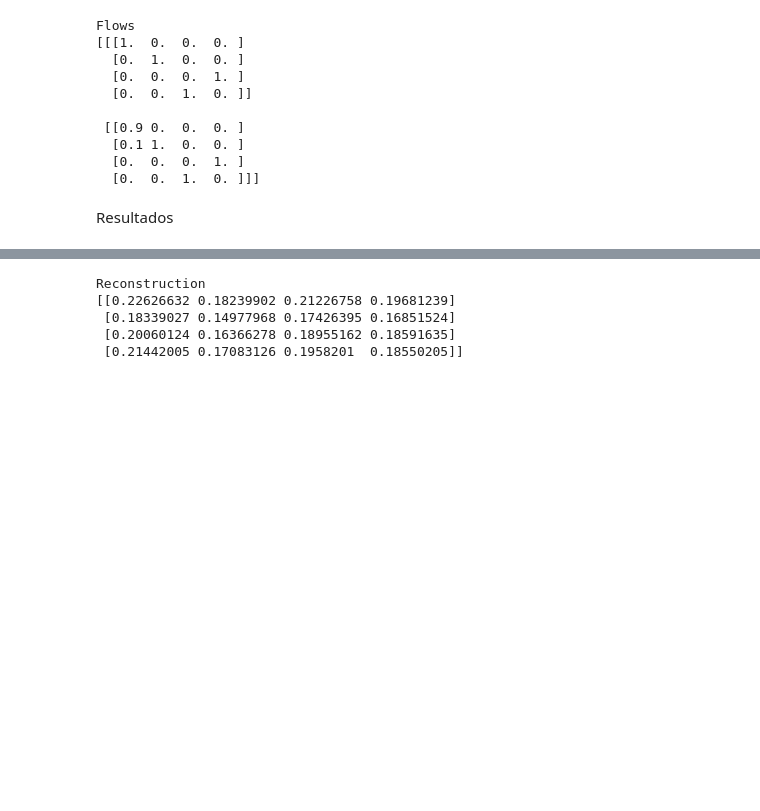
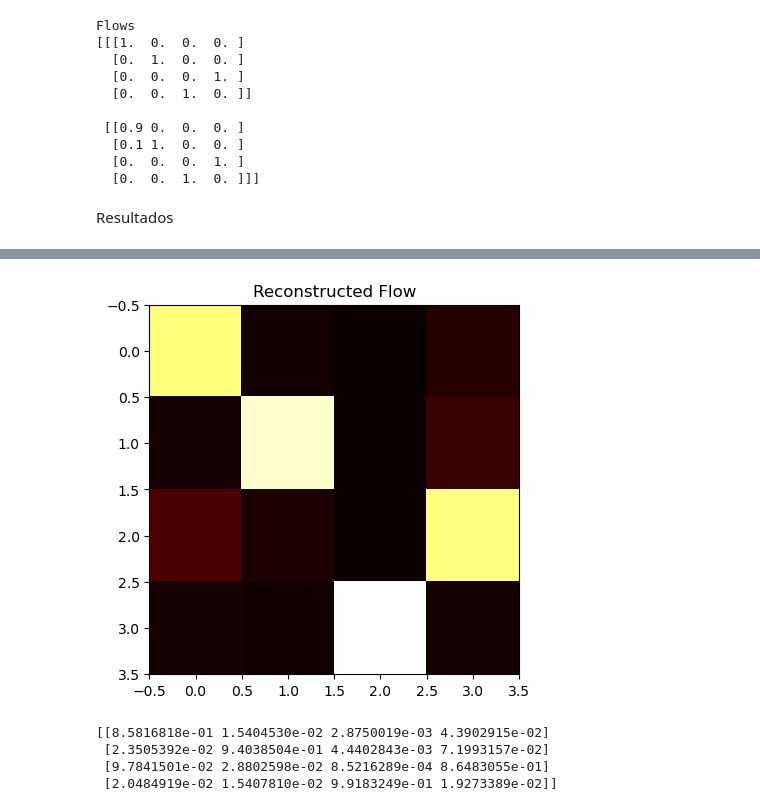
Before and after one commit to angelmdezhdez/thesis, a Jupyter notebook: exp_recon.ipynb, the cells around one changed output, grey strips where cells are left out. Drawn from its saved outputs; the diff is of its cells as text; code cells hidden in the pictures; blank space fills up the shorter version.

```diff
--- a/exp_recon.ipynb
+++ b/exp_recon.ipynb
@@ -110,9 +124,12 @@ array([[1., 0., 0., 0.],
 # %%
-print('Reconstruction')
-print(D@weights[0])
+fs_reconstructed = D@weights[1]
+plt.imshow(fs_reconstructed, cmap='hot', interpolation='nearest')
+plt.title('Reconstructed Flow')
+plt.show()
+print(fs_reconstructed)
 # %% [output]
+[figure, added]
-Reconstruction
-[[0.22626632 0.18239902 0.21226758 0.19681239]
- [0.18339027 0.14977968 0.17426395 0.16851524]
- [0.20060124 0.16366278 0.18955162 0.18591635]
- [0.21442005 0.17083126 0.1958201  0.18550205]]
+[[8.5816818e-01 1.5404530e-02 2.8750019e-03 4.3902915e-02]
+ [2.3505392e-02 9.4038504e-01 4.4402843e-03 7.1993157e-02]
+ [9.7841501e-02 2.8802598e-02 8.5216289e-04 8.6483055e-01]
+ [2.0484919e-02 1.5407810e-02 9.9183249e-01 1.9273389e-02]]
```
Also changed, not shown: parts of 4 cells of this notebook, 4 other files.
